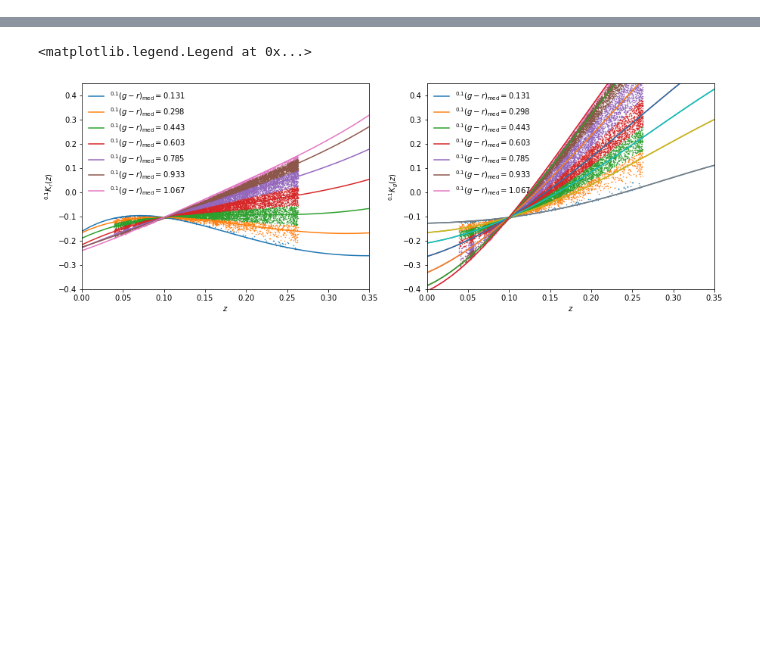
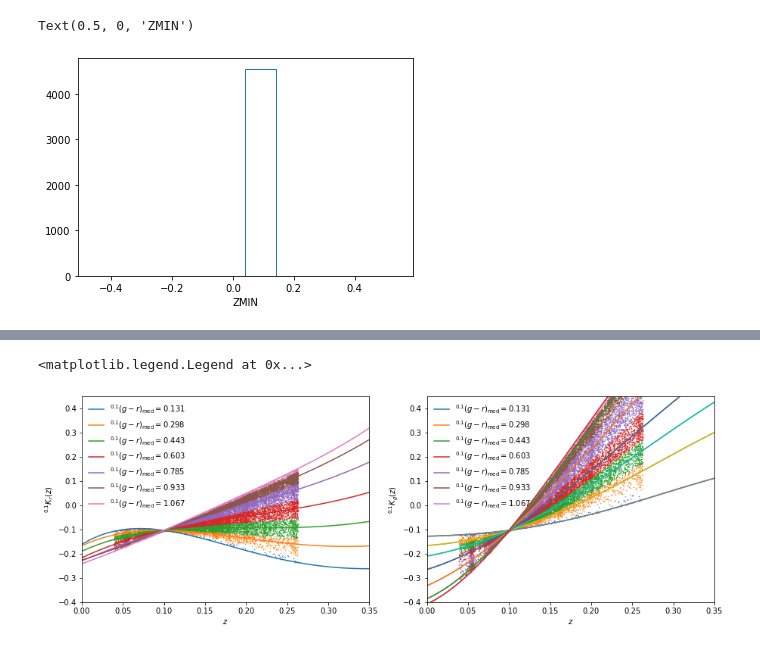
Before and after one commit to SgmAstro/DESI, a Jupyter notebook: kE_catQA.ipynb, the cells around one changed output, grey strips where cells are left out. Cells and saved outputs as stored; diff of their text form; code cells hidden in the pictures; blank space fills up the shorter version.

```diff
--- a/kE_catQA.ipynb
+++ b/kE_catQA.ipynb
@@ -86 +119,8 @@ _ = pl.hist(gama_zmax['ZMAX'], bins=np.arange(0.0, 1.0, 0.01), histtype='step')
+# %%
+_ = pl.hist(gama_vmax['ZMIN'], histtype='step')
+
+pl.xlabel('ZMIN')
+# %% [output]
+Text(0.5, 0, 'ZMIN')
+[figure, added]
 # %%
```
Also changed, not shown: parts of 6 cells of this notebook, 4 other files.
